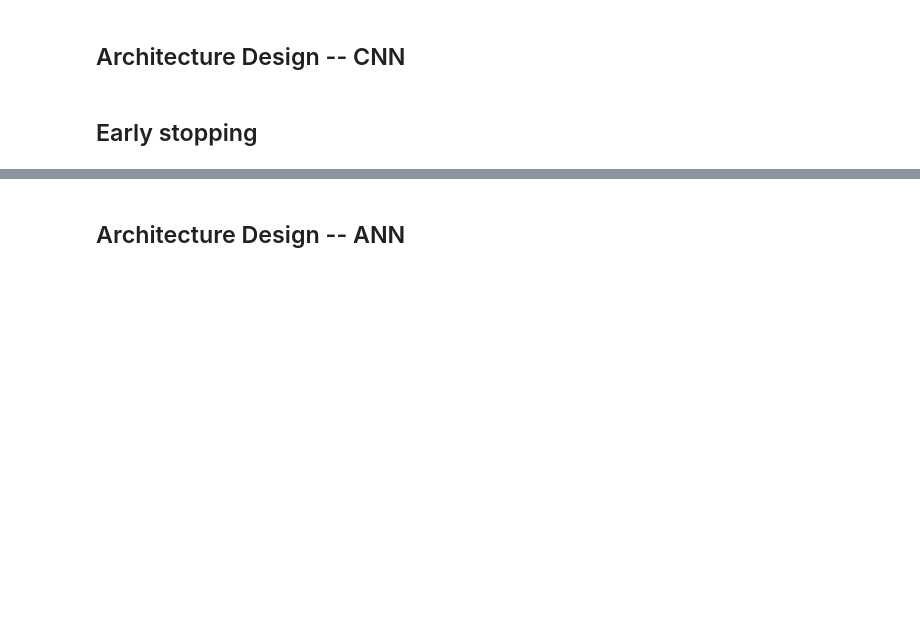
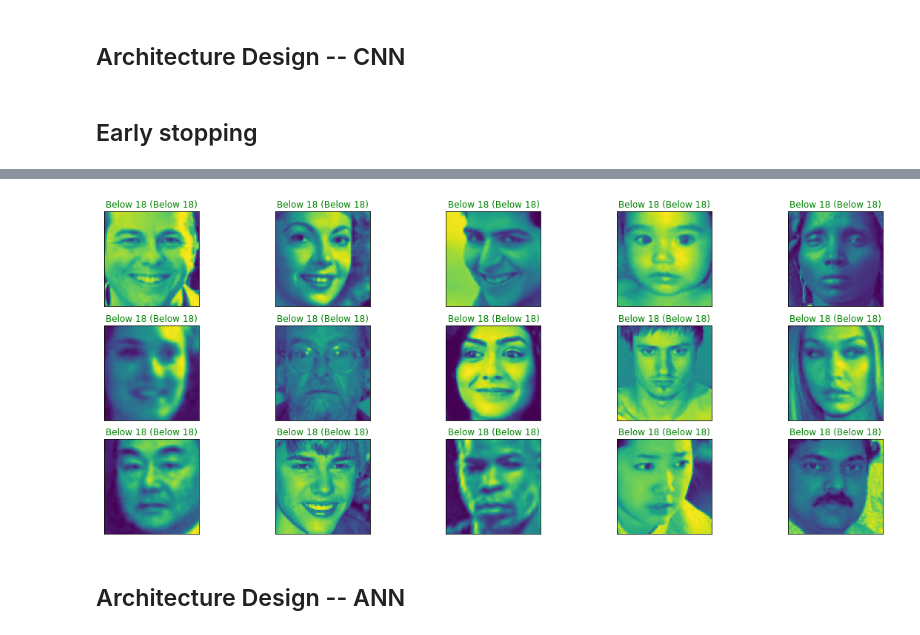
Before and after one commit to PlevanTem/02582-case2-UTKFace, a Jupyter notebook: main.ipynb, the cells around one changed output, grey strips where cells are left out. Drawn from its saved outputs; the diff is of its cells as text; code cells hidden in the pictures; blank space fills up the shorter version.

```diff
--- a/main.ipynb
+++ b/main.ipynb
@@ -311,3 +367,23 @@ accuracy_score(y_test, preds)
+# %%
+labels =["Below 18",  # index 0
+     "18-25",    # index 1
+     "25-35",    # index 2
+     "35-45",    # index 3
+     "45-55",    # index 4
+     "Above 55"]  # index 5
+# Plot a random sample of 10 test images, their predicted labels and ground truth
+figure = plt.figure(figsize=(20, 8))
+for i, index in enumerate(np.random.choice(X_test.shape[0], size=15, replace=False)):
+    ax = figure.add_subplot(3, 5, i + 1, xticks=[], yticks=[])
+    # Display each image
+    ax.imshow(np.squeeze(X_test[index]))
+    predict_index = np.argmax(preds[index])
+    true_index = np.argmax(y_test[index])
+    # Set the title for each image
+    ax.set_title("{} ({})".format(labels[predict_index],labels[true_index]),color=("green" if predict_index == true_index else "red"))
+plt.show()
+# %% [output]
+[figure, added]
 # %%
 torch.save(model.state_dict(), "CNN_parameter")
 # %% [markdown]
```
Also changed, not shown: parts of 20 cells of this notebook.
